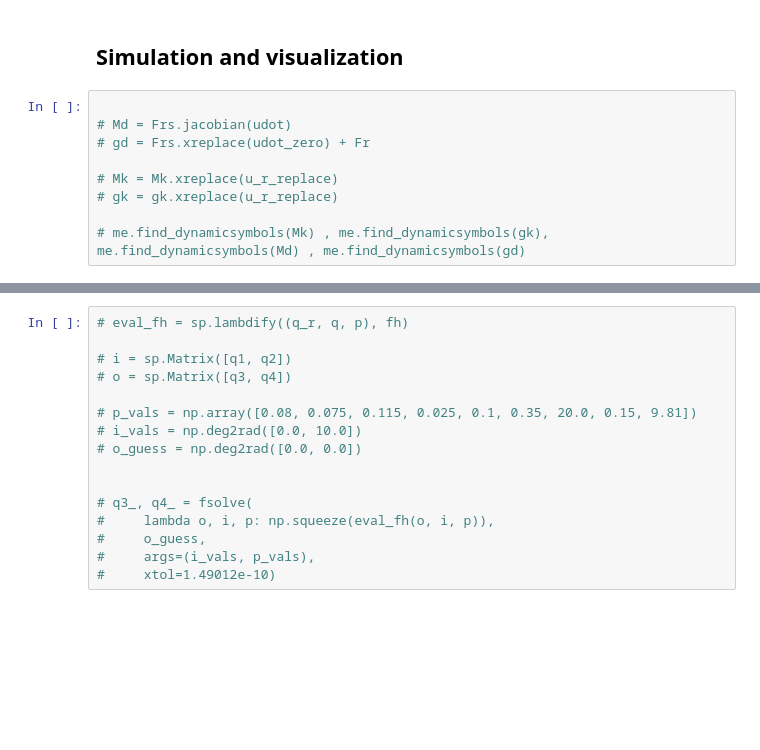
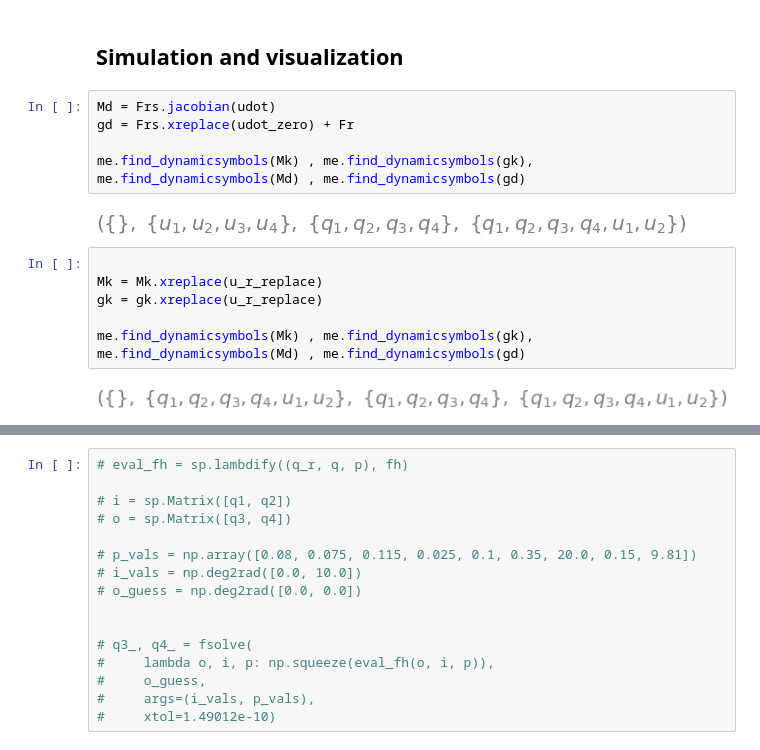
Before and after one commit to Soorajvasu/Biomechanics_math_modelling, a Jupyter notebook: waist_mechanism/waist dynamics/Waist_partial_dynamics.ipynb, the cells around one changed output, grey strips where cells are left out. Drawn from its saved outputs; the diff is of its cells as text; blank space fills up the shorter version.

```diff
--- a/waist_mechanism/waist dynamics/Waist_partial_dynamics.ipynb
+++ b/waist_mechanism/waist dynamics/Waist_partial_dynamics.ipynb
@@ -283,14 +278,20 @@ sp.Eq(sp.Matrix(Ts),-values)
 $\displaystyle \left[\begin{matrix}T_{joint18}\\T_{joint19}\end{matrix}\right] = \left[\begin{matrix}8.9499\\8.9499\end{matrix}\right]$
 # %% [markdown]
 ## Simulation and visualization
+# %%
+Md = Frs.jacobian(udot)
+gd = Frs.xreplace(udot_zero) + Fr
+
+me.find_dynamicsymbols(Mk) , me.find_dynamicsymbols(gk), me.find_dynamicsymbols(Md) , me.find_dynamicsymbols(gd)
+# %% [output]
+[figure, added]
 # %%
 
-# Md = Frs.jacobian(udot)
-# gd = Frs.xreplace(udot_zero) + Fr
+Mk = Mk.xreplace(u_r_replace)
+gk = gk.xreplace(u_r_replace)
 
-# Mk = Mk.xreplace(u_r_replace)
-# gk = gk.xreplace(u_r_replace)
-
-# me.find_dynamicsymbols(Mk) , me.find_dynamicsymbols(gk), me.find_dynamicsymbols(Md) , me.find_dynamicsymbols(gd)
+me.find_dynamicsymbols(Mk) , me.find_dynamicsymbols(gk), me.find_dynamicsymbols(Md) , me.find_dynamicsymbols(gd)
+# %% [output]
+[figure, added]
 # %%
 
```
Also changed, not shown: parts of 14 cells of this notebook, 1 other file.
